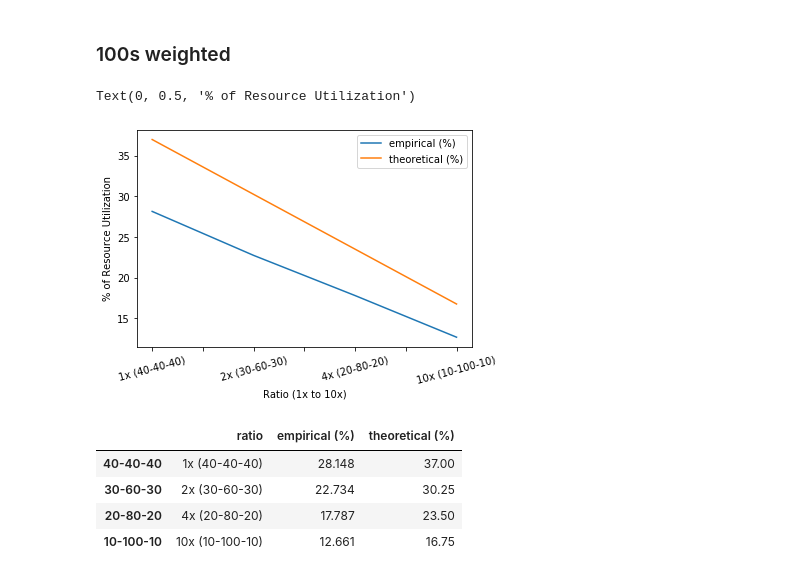
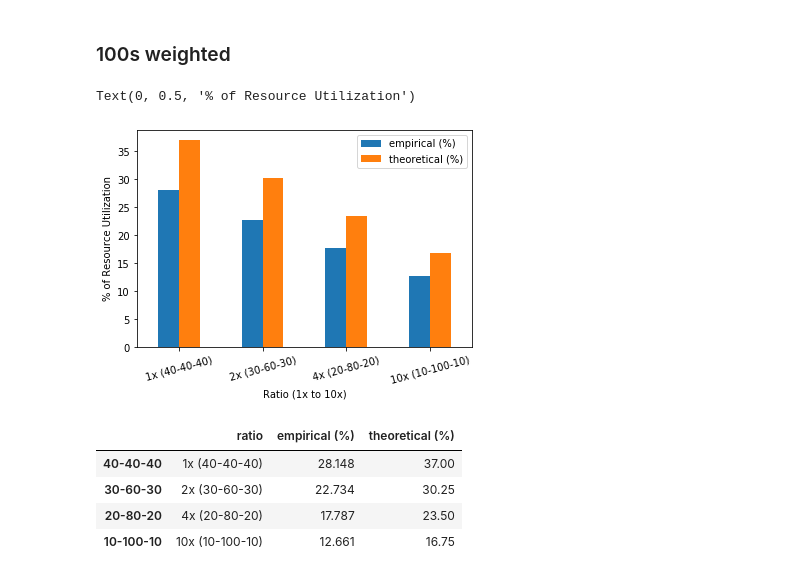
Before and after one commit to radical-experiments/deepdriveMD, a Jupyter notebook: analysis/nonuniform_tasks/Performance characterization of non-uniform tasks.ipynb, the cells around one changed output. Cells and saved outputs as stored; diff of their text form; code cells hidden in the pictures.

```diff
--- a/analysis/nonuniform_tasks/Performance characterization of non-uniform tasks.ipynb
+++ b/analysis/nonuniform_tasks/Performance characterization of non-uniform tasks.ipynb
@@ -53,12 +53,12 @@ df_100s = pd.DataFrame.from_dict(data_100s, orient='index', columns=['ratio','em
 # %% [markdown]
 ### 100s weighted
 # %%
-ax = df_100s.plot('ratio', rot=15)
+ax = df_100s.plot.bar('ratio', rot=15)
 ax.set_xlabel("Ratio (1x to 10x)")
 ax.set_ylabel("% of Resource Utilization")
 # %% [output]
 Text(0, 0.5, '% of Resource Utilization')
-[figure, old version]
+[figure, new version]
 # %%
 df_100s
 # %% [output]
```
Also changed, not shown: parts of 2 cells of this notebook.
